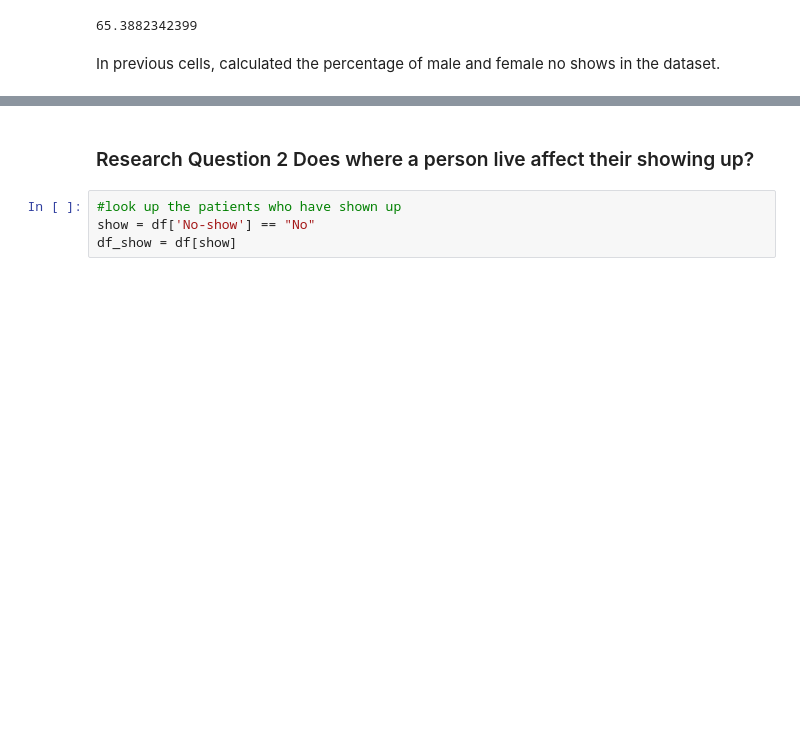
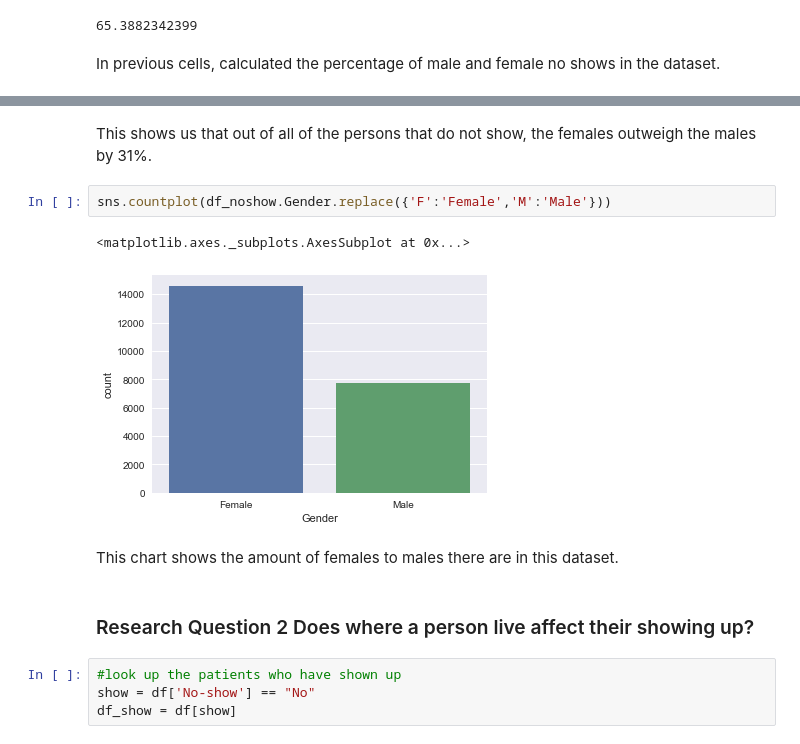
Before and after one commit to debadarshy/no-show-appointments, a Jupyter notebook: no-show-appointments.ipynb, the cells around one changed output, grey strips where cells are left out. Cells and saved outputs as stored; diff of their text form; blank space fills up the shorter version.

```diff
--- a/no-show-appointments.ipynb
+++ b/no-show-appointments.ipynb
@@ -219,3 +220,12 @@ df_noshow.Gender.value_counts().plot(title="Gender No Show",kind='pie');
+# %% [markdown]
+This shows us that out of all of the persons that do not show, the females outweigh the males by 31%.
+# %%
+sns.countplot(df_noshow.Gender.replace({'F':'Female','M':'Male'}))
+# %% [output]
+<matplotlib.axes._subplots.AxesSubplot at 0x...>
+[figure, added]
+# %% [markdown]
+This chart shows the amount of females to males there are in this dataset.
 # %% [markdown]
 ### Research Question 2  Does where a person live affect their showing up?
 # %%
```
Also changed, not shown: parts of 21 cells of this notebook, 1 other file.
